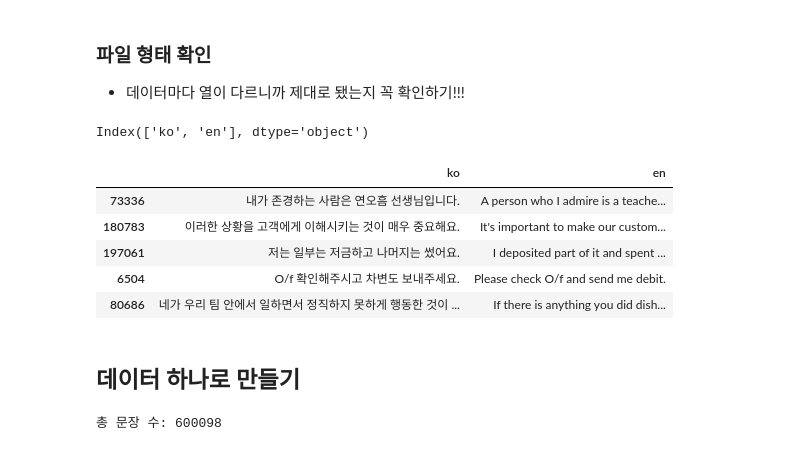
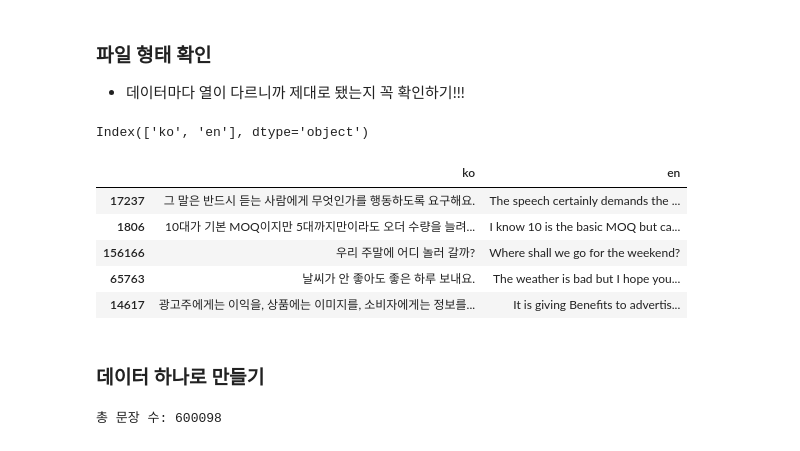
Before and after one commit to hyorim-jo/HelPago, a Jupyter notebook: notebooks/helpago.ipynb, the cells around one changed output. Saved outputs shown, nothing was run; the diff lists cells and outputs as text; code cells hidden in the pictures.

```diff
--- a/notebooks/helpago.ipynb
+++ b/notebooks/helpago.ipynb
@@ -245,24 +243,24 @@ print(os.listdir("/content/ko-en-aihub-v1"))
 - 데이터마다 열이 다르니까 제대로 됐는지 꼭 확인하기!!!
 # %%
 # TSV 파일 로드
-tsv_path = "/content/ko-en-aihub-v1/구어체.tsv"
+tsv_path = "/content/ko-en-aihub-v1/구어체1.tsv"
 test = pd.read_csv(tsv_path, sep="\t")
 
 # 컬럼명 확인
 print(test.columns)
 
 # 예시 문장 출력
 test.sample(5)
 # %% [output]
 Index(['ko', 'en'], dtype='object')
 |  | ko | en |
-| 73336 | 내가 존경하는 사람은 연오흠 선생님입니다. | A person who I admire is a teache... |
-| 180783 | 이러한 상황을 고객에게 이해시키는 것이 매우 중요해요. | It's important to make our custom... |
-| 197061 | 저는 일부는 저금하고 나머지는 썼어요. | I deposited part of it and spent ... |
-| 6504 | O/f 확인해주시고 차변도 보내주세요. | Please check O/f and send me debit. |
-| 80686 | 네가 우리 팀 안에서 일하면서 정직하지 못하게 행동한 것이 ... | If there is anything you did dish... |
+| 17237 | 그 말은 반드시 듣는 사람에게 무엇인가를 행동하도록 요구해요. | The speech certainly demands the ... |
+| 1806 | 10대가 기본 MOQ이지만 5대까지만이라도 오더 수량을 늘려... | I know 10 is the basic MOQ but ca... |
+| 156166 | 우리 주말에 어디 놀러 갈까? | Where shall we go for the weekend? |
+| 65763 | 날씨가 안 좋아도 좋은 하루 보내요. | The weather is bad but I hope you... |
+| 14617 | 광고주에게는 이익을, 상품에는 이미지를, 소비자에게는 정보를... | It is giving Benefits to advertis... |
 # %% [markdown]
-## 데이터 하나로 만들기
+### 데이터 하나로 만들기
 # %%
 import os
 
```
Also changed, not shown: parts of 12 cells of this notebook.
